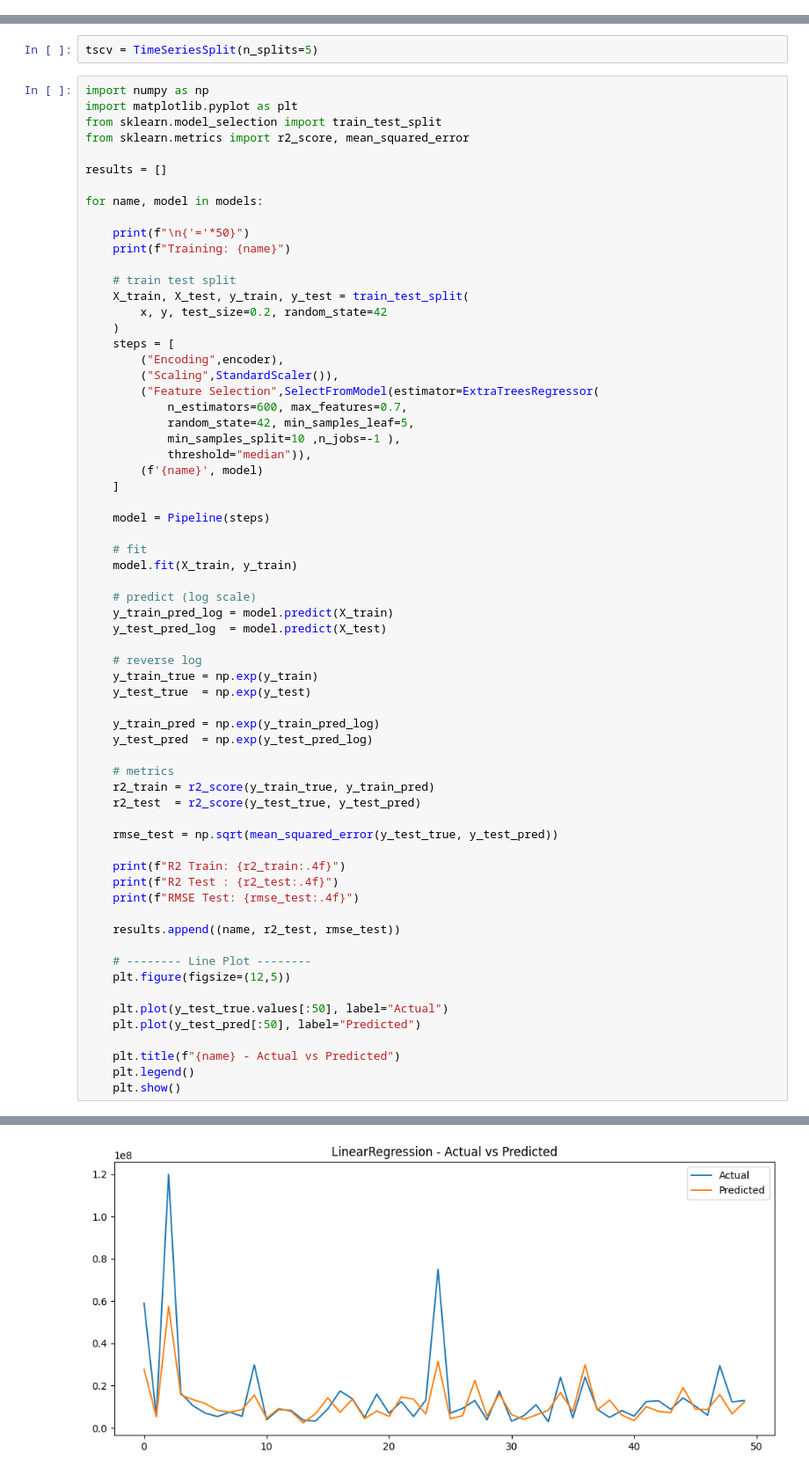
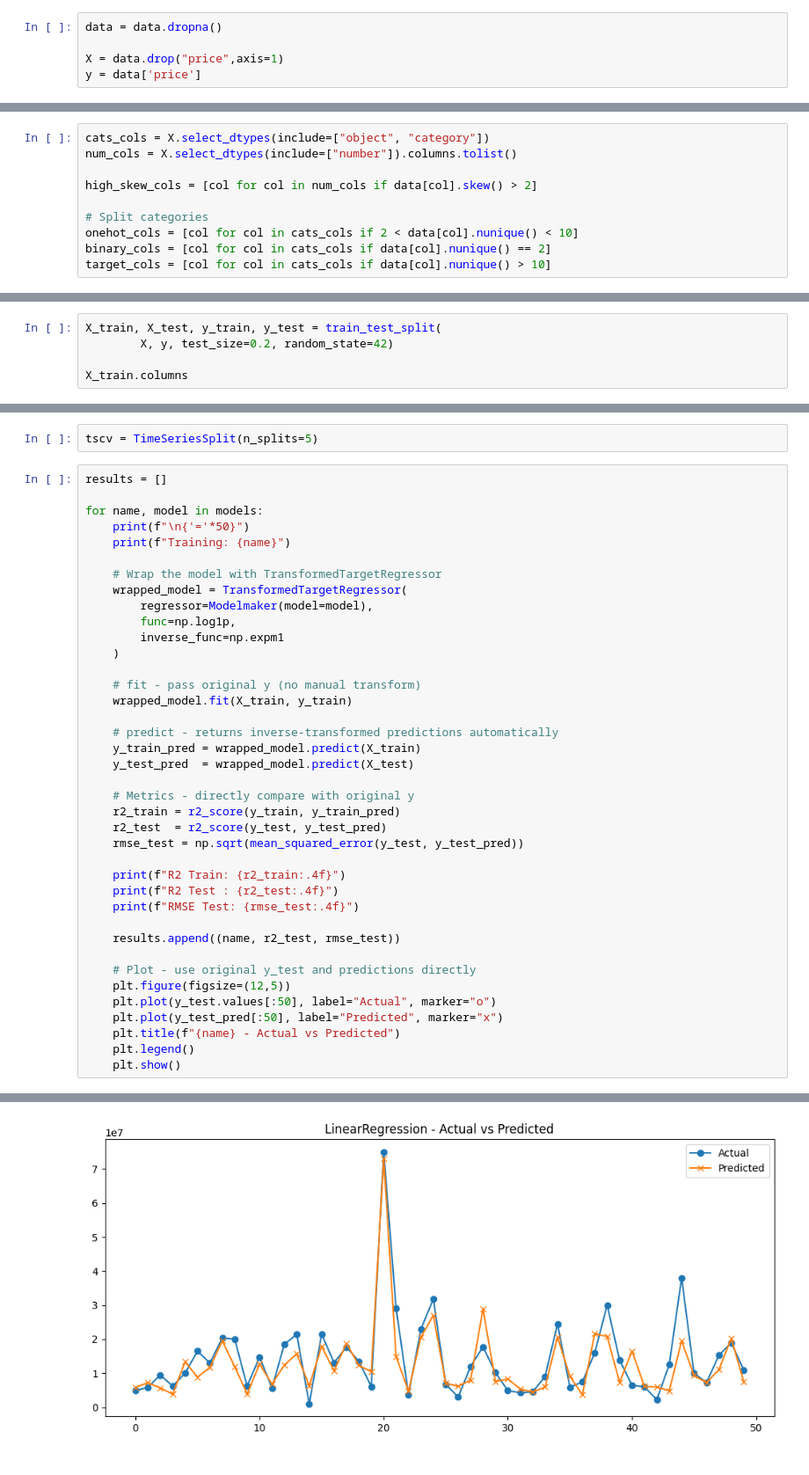
Before and after one commit to Ahmed-Hamed-Attallah/INSTANT_RealState_Price_Prediction, a Jupyter notebook: notebook/Real_State_Price_Prediction.ipynb, the cells around one changed output, grey strips where cells are left out. Shown at 88% size. Cells and saved outputs as stored; diff of their text form.

```diff
--- a/notebook/Real_State_Price_Prediction.ipynb
+++ b/notebook/Real_State_Price_Prediction.ipynb
@@ -1382,0 +869,5 @@ encoder = ColumnTransformer(
+# %%
+data = data.dropna()
+
+X = data.drop("price",axis=1)
+y = data['price']
@@ -1382,0 +876,10 @@ encoder = ColumnTransformer(
+# %%
+cats_cols = X.select_dtypes(include=["object", "category"])
+num_cols = X.select_dtypes(include=["number"]).columns.tolist()
+
+high_skew_cols = [col for col in num_cols if data[col].skew() > 2]
+
+# Split categories
+onehot_cols = [col for col in cats_cols if 2 < data[col].nunique() < 10]
+binary_cols = [col for col in cats_cols if data[col].nunique() == 2]
+target_cols = [col for col in cats_cols if data[col].nunique() > 10]
@@ -1382,0 +942,5 @@ encoder = ColumnTransformer(
+# %%
+X_train, X_test, y_train, y_test = train_test_split(
+        X, y, test_size=0.2, random_state=42)
+
+X_train.columns
@@ -1417,54 +993,30 @@ models = [
 # %%
 tscv = TimeSeriesSplit(n_splits=5)
 # %%
-import numpy as np
-import matplotlib.pyplot as plt
-from sklearn.model_selection import train_test_split
-from sklearn.metrics import r2_score, mean_squared_error
-
 results = []
 
 for name, model in models:
-
     print(f"\n{'='*50}")
     print(f"Training: {name}")
 
-    # train test split
-    X_train, X_test, y_train, y_test = train_test_split(
-        x, y, test_size=0.2, random_state=42
+    # Wrap the model with TransformedTargetRegressor
+    wrapped_model = TransformedTargetRegressor(
+        regressor=Modelmaker(model=model),
+        func=np.log1p,
+        inverse_func=np.expm1
     )
-    steps = [
-        ("Encoding",encoder),
-        ("Scaling",StandardScaler()),
-        ("Feature Selection",SelectFromModel(estimator=ExtraTreesRegressor(
-            n_estimators=600, max_features=0.7,
-            random_state=42, min_samples_leaf=5,
-            min_samples_split=10 ,n_jobs=-1 ),
-            threshold="median")),
-        (f'{name}', model)
-    ]
 
-    model = Pipeline(steps)
+    # fit - pass original y (no manual transform)
+    wrapped_model.fit(X_train, y_train)
 
-    # fit
-    model.fit(X_train, y_train)
+    # predict - returns inverse‑transformed predictions automatically
+    y_train_pred = wrapped_model.predict(X_train)
+    y_test_pred  = wrapped_model.predict(X_test)
 
-    # predict (log scale)
-    y_train_pred_log = model.predict(X_train)
-    y_test_pred_log  = model.predict(X_test)
-
-    # reverse log
-    y_train_true = np.exp(y_train)
-    y_test_true  = np.exp(y_test)
-
-    y_train_pred = np.exp(y_train_pred_log)
-    y_test_pred  = np.exp(y_test_pred_log)
-
-    # metrics
-    r2_train = r2_score(y_train_true, y_train_pred)
-    r2_test  = r2_score(y_test_true, y_test_pred)
-
-    rmse_test = np.sqrt(mean_squared_error(y_test_true, y_test_pred))
+    # Metrics - directly compare with original y
+    r2_train = r2_score(y_train, y_train_pred)
+    r2_test  = r2_score(y_test, y_test_pred)
+    rmse_test = np.sqrt(mean_squared_error(y_test, y_test_pred))
 
     print(f"R2 Train: {r2_train:.4f}")
     print(f"R2 Test : {r2_test:.4f}")
@@ -1472,12 +1024,10 @@ for name, model in models:
 
     results.append((name, r2_test, rmse_test))
 
-    # -------- Line Plot --------
+    # Plot - use original y_test and predictions directly
     plt.figure(figsize=(12,5))
-
-    plt.plot(y_test_true.values[:50], label="Actual")
-    plt.plot(y_test_pred[:50], label="Predicted")
-
+    plt.plot(y_test.values[:50], label="Actual", marker="o")
+    plt.plot(y_test_pred[:50], label="Predicted", marker="x")
     plt.title(f"{name} - Actual vs Predicted")
     plt.legend()
     plt.show()
@@ -1490,3 +1040,3 @@ RMSE Test: 16056079.0741
-[figure, old version]
+[figure, new version]
 ==================================================
 Training: Ridge
```
Also changed, not shown: parts of 115 cells of this notebook, 6 other files.
